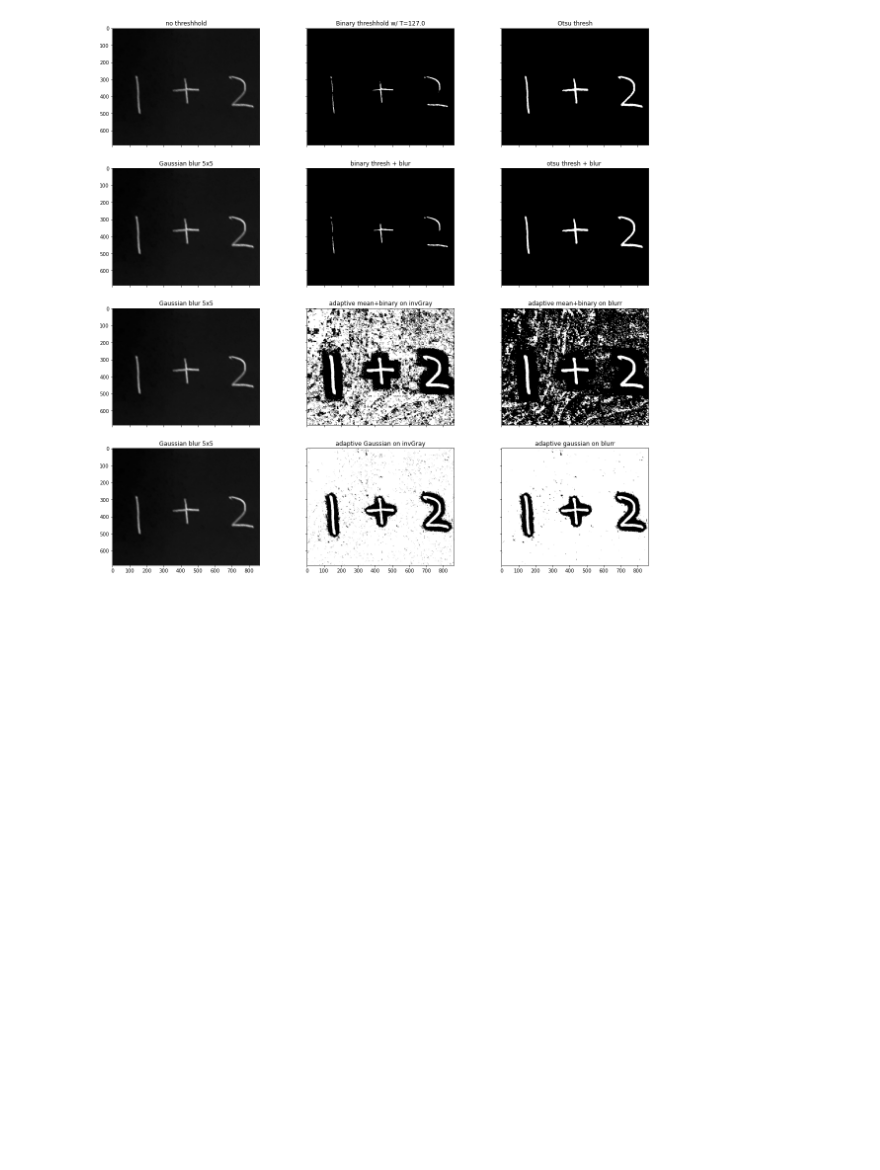
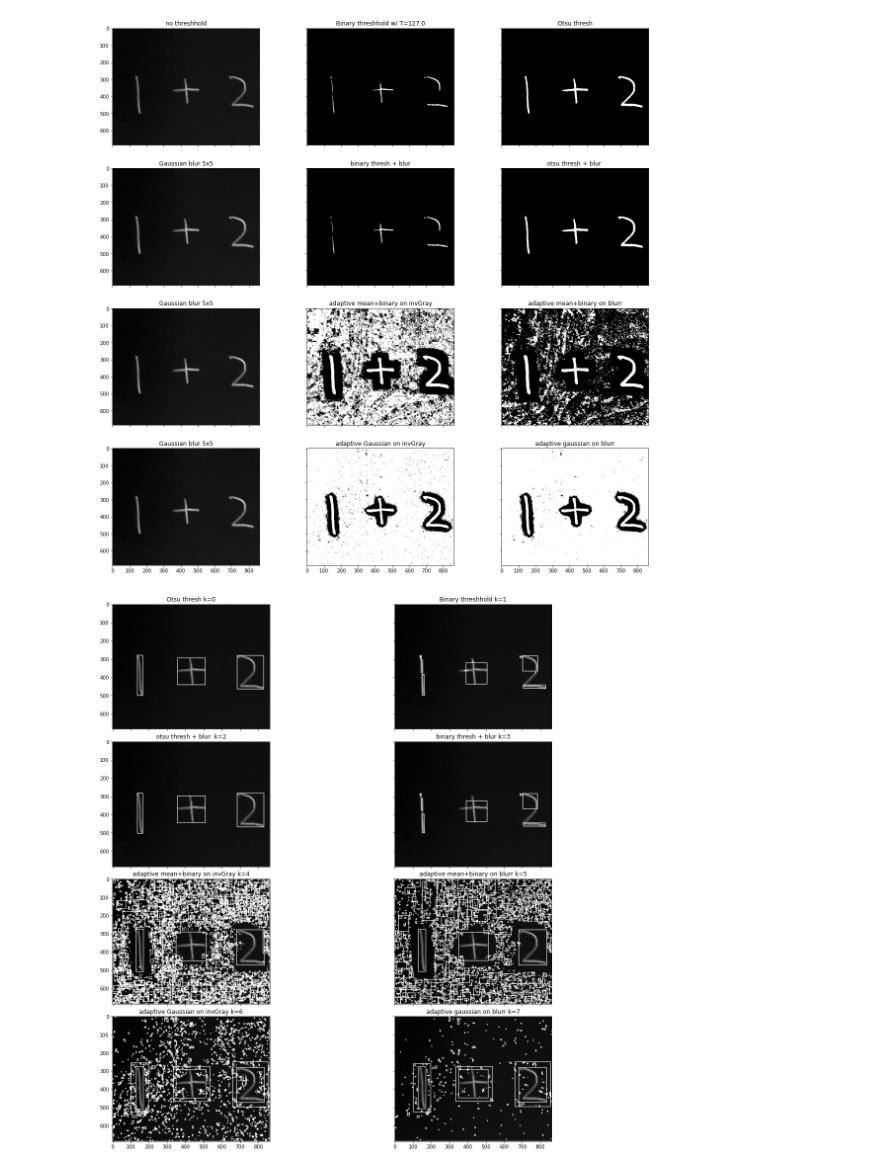
Before and after one commit to phat-pandah/EquationSolver, a Jupyter notebook: ETL/ComparingMethods.ipynb, the cells around one changed output. Saved outputs shown, nothing was run; the diff lists cells and outputs as text; code cells hidden in the pictures; blank space fills up the shorter version.

Commit message:
implemented different thresholding techniques for image segmentation and compared the results

```diff
--- a/ETL/ComparingMethods.ipynb
+++ b/ETL/ComparingMethods.ipynb
@@ -108,3 +108,29 @@ Text(0.5, 1.0, 'adaptive gaussian on blurr')
 [figure]
 # %%
 plt.close(fig)
+# %%
+titles = ['Otsu thresh', 'Binary threshhold', "otsu thresh + blur ", "binary thresh + blur", "adaptive mean+binary on invGray", "adaptive mean+binary on blurr", "adaptive Gaussian on invGray", "adaptive gaussian on blurr"]
+threshs = [thresh1, thresh2, thresh3, thresh4, thresh5, thresh6, thresh7, thresh8]
+contours = [cv2.findContours(thresh, cv2.RETR_LIST, cv2.CHAIN_APPROX_SIMPLE) for thresh in threshs]
+
+contour_imgs = [blur]*len(threshs)
+img_ctrs = []
+
+for i,contour in enumerate(contours):
+    tmp_img = blur.copy()
+    for c in contour[0]:
+        x, y, w, h = cv2.boundingRect(c)
+        cv2.rectangle(tmp_img,(x,y),(x+w, y+h), (255,0,255),2)
+    img_ctrs.append(tmp_img)
+# %%
+fig2, ax = plt.subplots(ncols=2, nrows=4, figsize=(20,20), sharey=True, sharex=True)
+plt.subplots_adjust(wspace=0.05, hspace=0.1)
+
+k = -1
+for i in range(0,4):
+    for j in range(0,2):
+        k += 1
+        ax[i][j].imshow(img_ctrs[k], cmap="gray")
+        ax[i][j].set_title(f'{titles[k]} k={k}')
+# %% [output]
+[figure, added]
```
Also changed, not shown: parts of 1 cell of this notebook, 1 other file.
